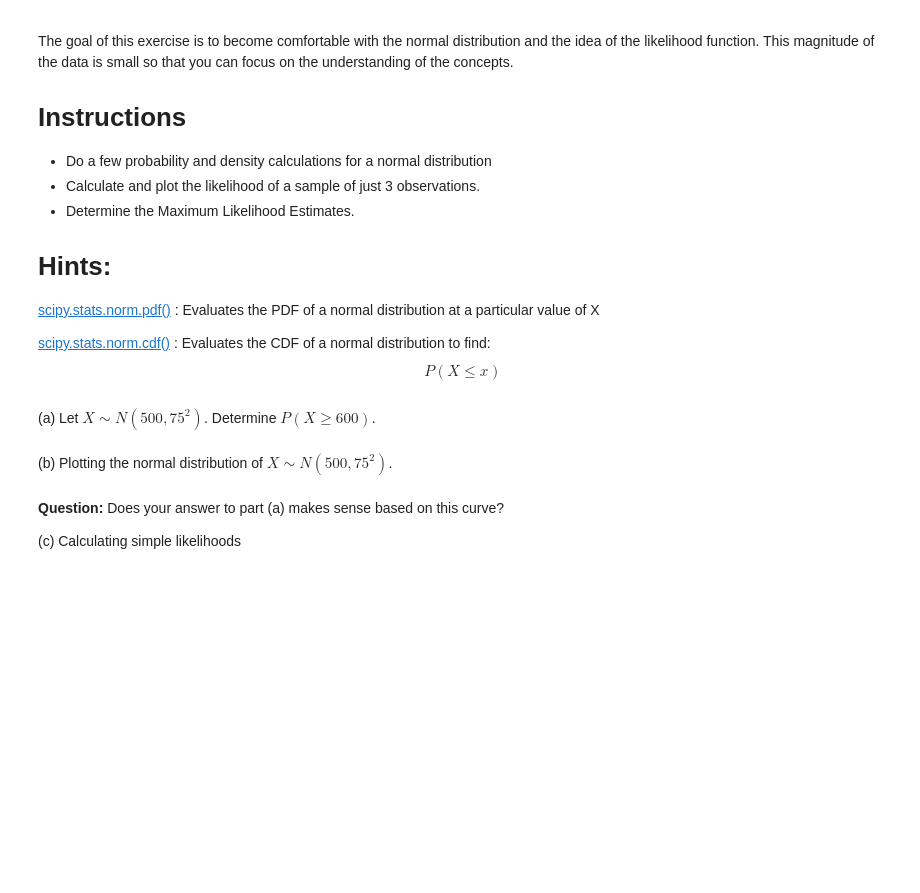
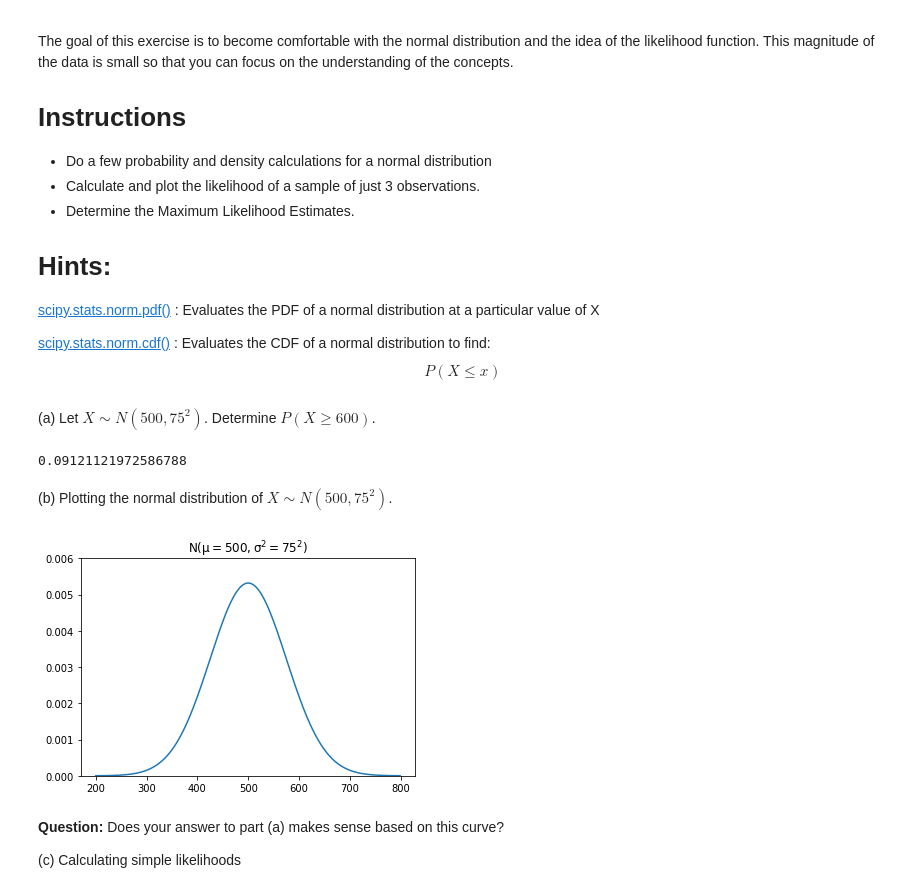
Before and after one commit to Harvard-IACS/2020-CS109A, a Jupyter notebook: content/lectures/lecture08/notebook/lec8-ex1-challenge.ipynb, the cells around one changed output. Saved outputs shown, nothing was run; the diff lists cells and outputs as text; code cells hidden in the pictures; blank space fills up the shorter version.

```diff
--- a/content/lectures/lecture08/notebook/lec8-ex1-challenge.ipynb
+++ b/content/lectures/lecture08/notebook/lec8-ex1-challenge.ipynb
@@ -29,26 +29,30 @@ from scipy.stats import norm
 (a) Let $X\sim N(500,75^2)$.  Determine $P(X\geq 600)$.
 # %%
 ### edTest(test_norm_prob) ###
-prob = 1-norm.cdf(___,___,___)
+prob = 1-norm.cdf(600, loc=500, scale=75)
 prob
+# %% [output]
+0.09121121972586788
 # %% [markdown]
 (b) Plotting the normal distribution of $X\sim N(500,75^2)$.
 # %%
 # define parameters
-mu = ___
-sigma = ___
+mu = 500
+sigma = 75
 
 # the 'dummy' x for plotting
 x = np.arange(200,800)
 
 # calculate the normal distribution at each value of x
-prob = norm.pdf(___,mu,sigma)
+prob = norm.pdf(x,mu,sigma)
 
 # plot it
-plt.plot(___,___);
+plt.plot(x, prob);
 plt.title(r'$\mathrm{N(\mu=500, \sigma^2=75^2)}$')
 plt.ylim((0,0.006))
 plt.show()
+# %% [output]
+[figure, added]
 # %% [markdown]
 **Question:** Does your answer to part (a) makes sense based on this curve?
 
```
Also changed, not shown: parts of 4 cells of this notebook, 1 other file.
